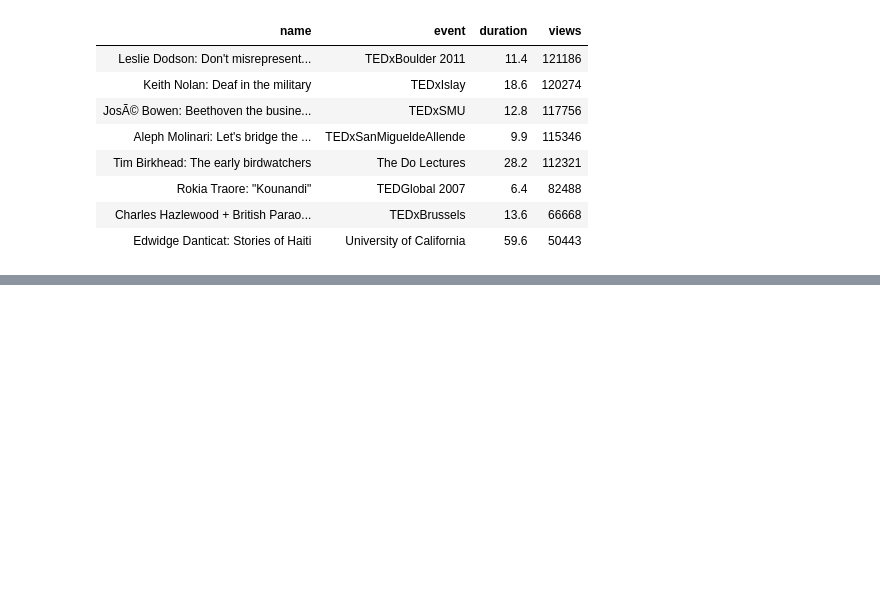
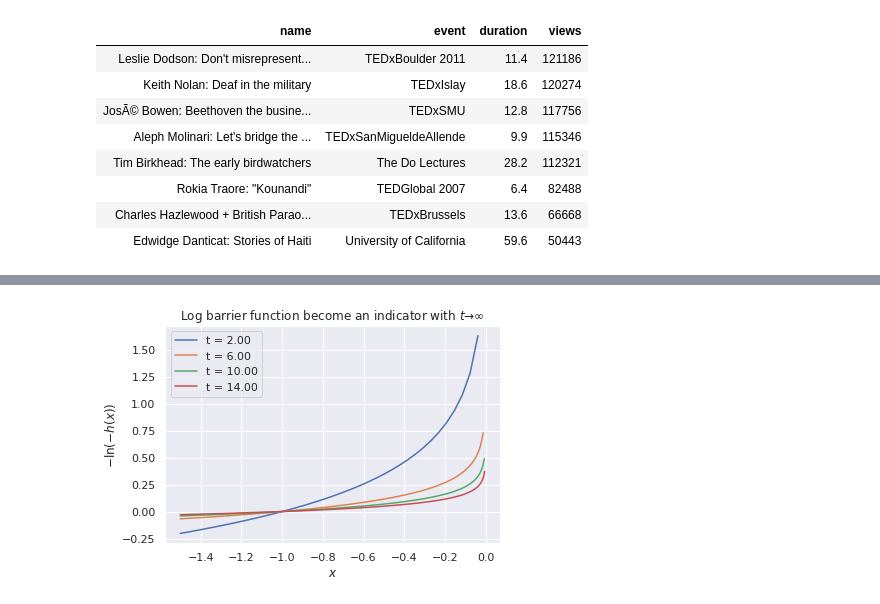
Before and after one commit to MerkulovDaniil/optim, a Jupyter notebook: assets/Notebooks/LP.ipynb, the cells around one changed output, grey strips where cells are left out. Drawn from its saved outputs; the diff is of its cells as text; code cells hidden in the pictures; blank space fills up the shorter version.

```diff
--- a/assets/Notebooks/LP.ipynb
+++ b/assets/Notebooks/LP.ipynb
@@ -134,20 +134,22 @@ times_r    = np.zeros(len(n_list))
 for i, n in enumerate(n_list):
     c, A, b, bounds = generate_KleeMinty_test_problem(n)
     res = linprog(c, A, b, bounds=bounds, options={"maxiter": 2**max(n_list)})
-    time = %timeit -o -n 1000 linprog(c, A, b, bounds=bounds, options={"maxiter": 2**max(n_list) + 1})
+    time = %timeit -o -n 100 linprog(c, A, b, bounds=bounds, options={"maxiter": 2**max(n_list) + 1})
     n_iters_km[i] = res.nit
-    times_km[i] = time.average
+    times_km[i] = np.average(time.all_runs)
 
     c, A, b, bounds = generate_random_LP_problem(n)
     res = linprog(c, A, b, bounds=bounds, options={"maxiter": 2**max(n_list)})
-    time = %timeit -o -n 1000 linprog(c, A, b, bounds=bounds, options={"maxiter": 2**max(n_list) + 1})
+    time = %timeit -o -n 100 linprog(c, A, b, bounds=bounds, options={"maxiter": 2**max(n_list) + 1})
     n_iters_r[i] = res.nit
-    times_r[i] = time.average
+    times_r[i] = np.average(time.all_runs)
 
 plt.semilogy(n_list, times_r, label='random LP')
-plt.semilogy(n_list, times_km, label = 'Klee Mity')
+plt.semilogy(n_list, times_km, label = 'Klee Minty')
 plt.legend()
 plt.xlabel("Dimension, $n$")
-plt.ylabel("Average computation time")
+plt.ylabel("Average computation time on 100 runs")
+plt.tight_layout()
+plt.savefig('LP_KM.svg')
 plt.show()
 # %% [output]
@@ -192,7 +192,7 @@ from IPython.display import Image
 # Download the dataset from https://www.kaggle.com/rounakbanik/ted-talks
 
 # Read the dataset into pandas dataframe, convert duration from seconds to minutes
-ted = pd.read_csv('./ted_main.csv', encoding='ISO-8859-1')
+ted = pd.read_csv('https://raw.githubusercontent.com/MerkulovDaniil/optim/master/assets/Notebooks/ted_main.csv', encoding='ISO-8859-1')
 ted['duration'] = ted['duration'] / 60
 ted = ted.round({'duration': 1})
 
@@ -326,0 +997,2 @@ display(HTML(final_set_of_talks_to_watch.to_html(index=False)))
+# %%
+queens = Model()
@@ -326,0 +1001,3 @@ display(HTML(final_set_of_talks_to_watch.to_html(index=False)))
+# %%
+x = [[queens.add_var('x({},{})'.format(i, j), var_type=BINARY)
+      for j in range(n)] for i in range(n)]
@@ -326,0 +1041,21 @@ display(HTML(final_set_of_talks_to_watch.to_html(index=False)))
+# %%
+import numpy as np
+from matplotlib import pyplot as plt
+import seaborn as sns
+from scipy.optimize import linprog
+sns.set()
+
+t = np.linspace(2,14, 4)
+
+for t_ in t:
+    x = np.linspace(-1.5, 0.0, int(20*t_))
+    y = -np.log(-x)
+    plt.plot(x,y/t_, label = f't = {t_:.2f}')
+
+plt.title(f'Log barrier function become an indicator with $t \\to \infty$')
+plt.ylabel(f'$-\ln(-h(x))$')
+plt.xlabel(f'$x$')
+plt.legend()
+plt.show()
+# %% [output]
+[figure, added]
```
Also changed, not shown: parts of 92 cells of this notebook.
